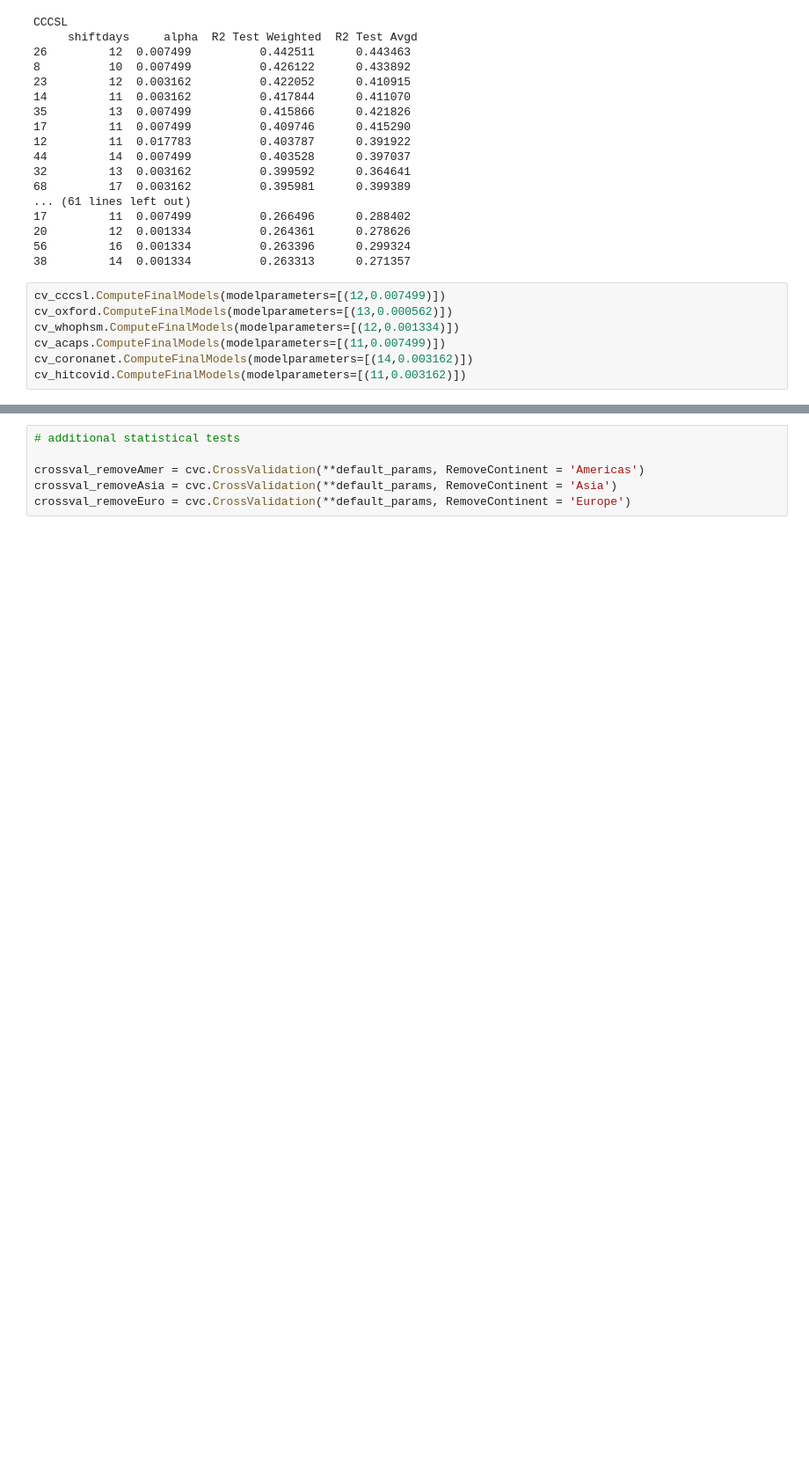
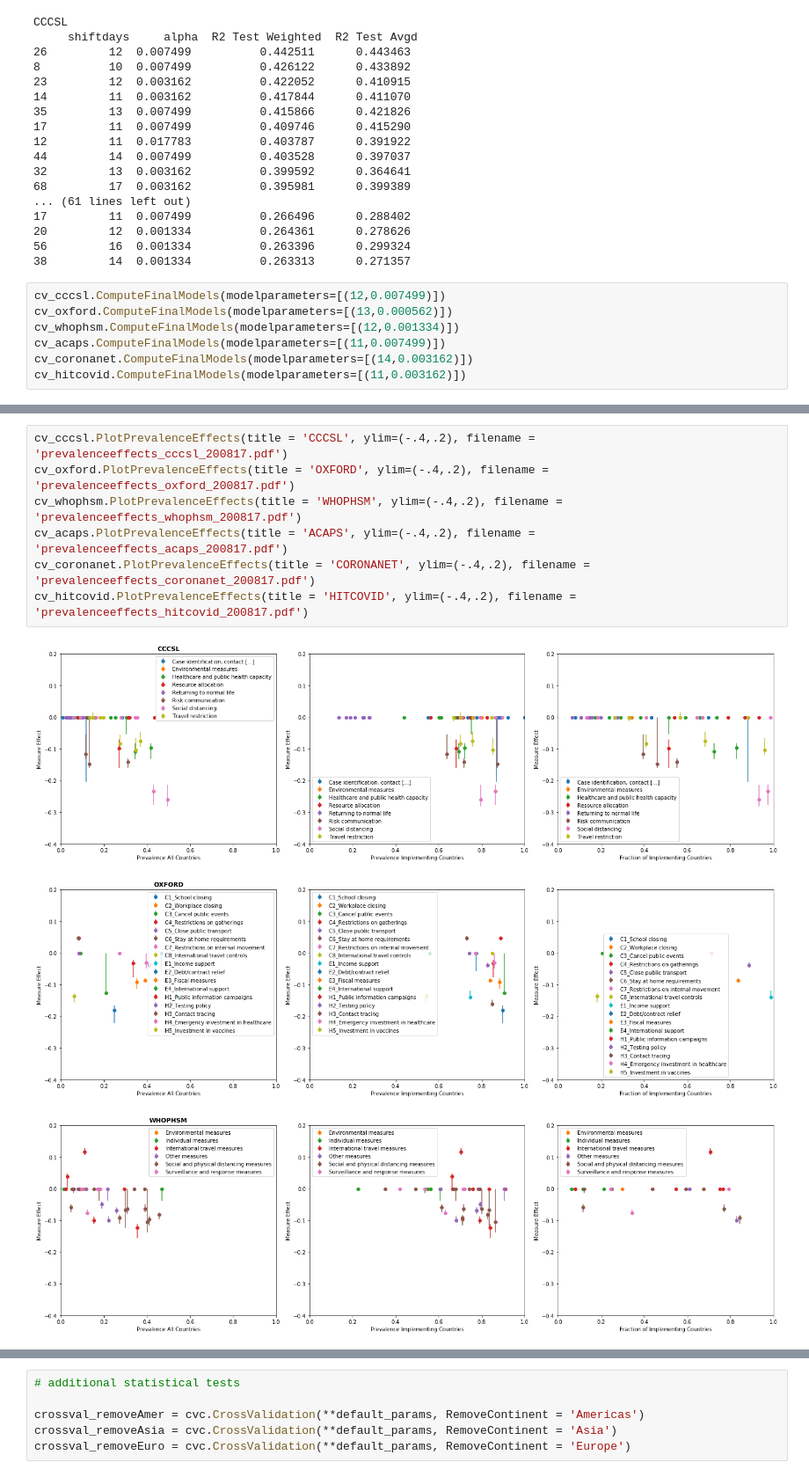
Before and after one commit to lukasgeyrhofer/corona, a Jupyter notebook: NPI measure effects.ipynb, the cells around one changed output, grey strips where cells are left out. Shown at 88% size. Cells and saved outputs as stored; diff of their text form; blank space fills up the shorter version.

Commit message:
further analysis of multiple DBs, update plot routine

```diff
--- a/NPI measure effects.ipynb
+++ b/NPI measure effects.ipynb
@@ -140,0 +142,11 @@ crossval.PlotPrevalenceEffects(ylim=(-.4,.2), filename = 'prevalence_effects_200
+# %%
+cv_cccsl.PlotPrevalenceEffects(title = 'CCCSL', ylim=(-.4,.2), filename = 'prevalenceeffects_cccsl_200817.pdf')
+cv_oxford.PlotPrevalenceEffects(title = 'OXFORD', ylim=(-.4,.2), filename = 'prevalenceeffects_oxford_200817.pdf')
+cv_whophsm.PlotPrevalenceEffects(title = 'WHOPHSM', ylim=(-.4,.2), filename = 'prevalenceeffects_whophsm_200817.pdf')
+cv_acaps.PlotPrevalenceEffects(title = 'ACAPS', ylim=(-.4,.2), filename = 'prevalenceeffects_acaps_200817.pdf')
+cv_coronanet.PlotPrevalenceEffects(title = 'CORONANET', ylim=(-.4,.2), filename = 'prevalenceeffects_coronanet_200817.pdf')
+cv_hitcovid.PlotPrevalenceEffects(title = 'HITCOVID', ylim=(-.4,.2), filename = 'prevalenceeffects_hitcovid_200817.pdf')
+# %% [output]
+[figure, added]
+[figure, added]
+[figure, added]
```
Also changed, not shown: parts of 8 cells of this notebook, 1 other file.
